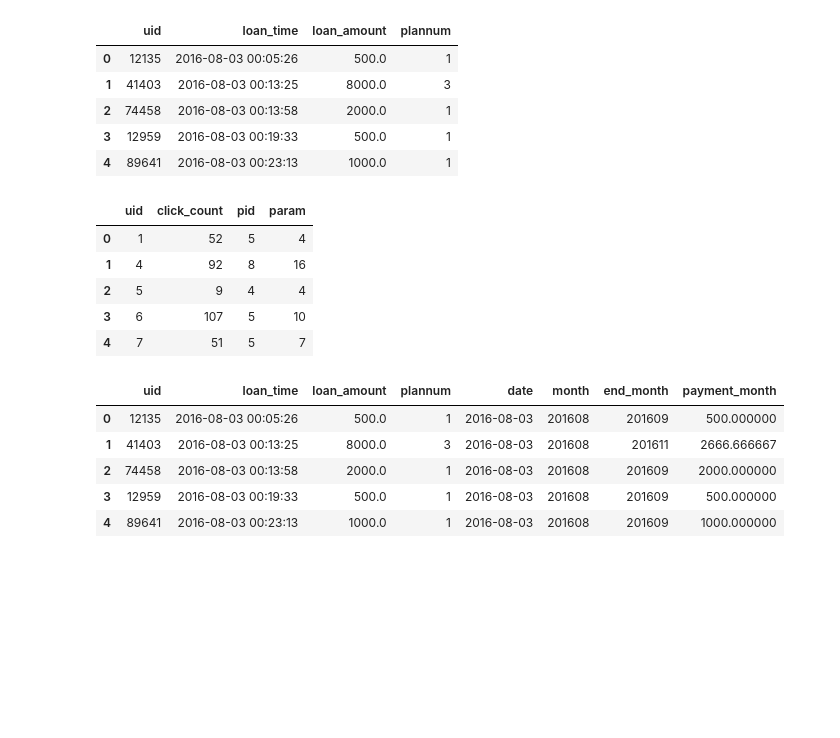
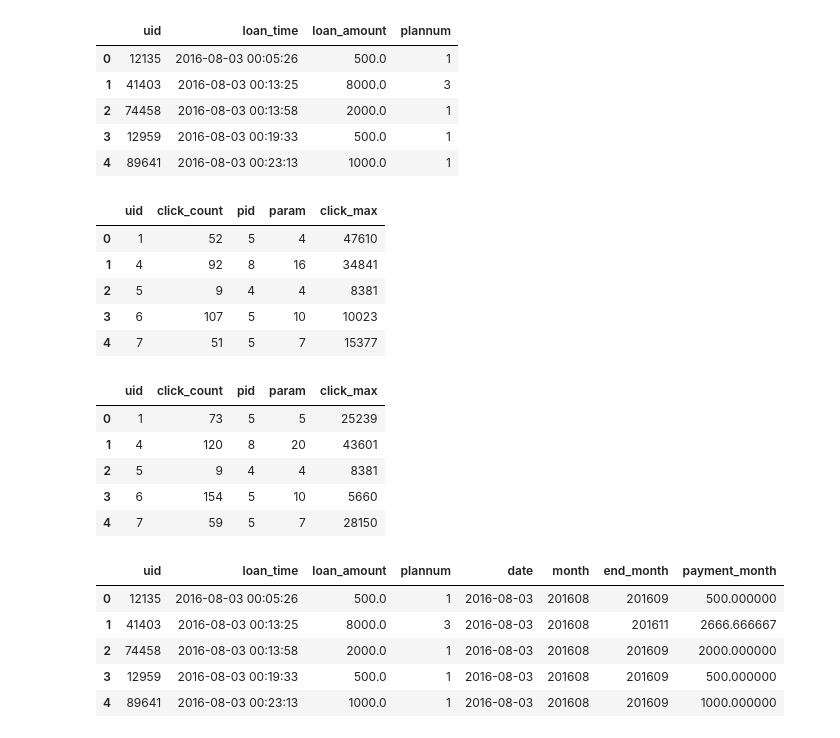
Before and after one commit to TmacZhou/ML__Practice, a Jupyter notebook: loan/loan_solutions_start_version_2.ipynb, the cells around one changed output. Saved outputs shown, nothing was run; the diff lists cells and outputs as text; code cells hidden in the pictures; blank space fills up the shorter version.

```diff
--- a/loan/loan_solutions_start_version_2.ipynb
+++ b/loan/loan_solutions_start_version_2.ipynb
@@ -34,24 +34,33 @@ loan['month'] = loan.loan_time.apply(lambda x: x[0:7].replace('-', '')).astype(i
 click['month'] = click.click_time.apply(lambda x: x[0:7].replace('-', '')).astype(int)
 # %%
 click_8_9 = click[click.month  < 201610]
-click_8_9 = click_8_9.groupby('uid').agg({'month':['count'],'pid':['unique'],'param':['unique']}).reset_index()
-click_8_9.columns = ['uid','click_count','pid','param']
+click_8_9 = click_8_9.groupby('uid').agg({'month':['count'],'pid':['unique'],'param':['unique'],'click_time':['max']}).reset_index()
+click_8_9.columns = ['uid','click_count','pid','param','click_max']
 click_8_9['pid'] = click_8_9.pid.apply(lambda x: len(x)).astype(int)
 click_8_9['param'] = click_8_9.param.apply(lambda x: len(x)).astype(int)
+click_8_9['click_max'] = click_8_9.click_max.apply(lambda x: (pd.to_datetime('2016-10-01') -  pd.to_datetime(x)).seconds)
 click_8_9.head()
 
 click_9_10 = click[click.month < 201611]
-click_9_10 = click_9_10.groupby('uid').agg({'month':['count'],'pid':['unique'],'param':['unique']}).reset_index()
-click_9_10.columns = ['uid','click_count','pid','param']
+click_9_10 = click_9_10.groupby('uid').agg({'month':['count'],'pid':['unique'],'param':['unique'],'click_time':['max']}).reset_index()
+click_9_10.columns = ['uid','click_count','pid','param','click_max']
 click_9_10['pid'] = click_9_10.pid.apply(lambda x: len(x)).astype(int)
 click_9_10['param'] = click_9_10.param.apply(lambda x: len(x)).astype(int)
+click_9_10['click_max'] = click_9_10.click_max.apply(lambda x: (pd.to_datetime('2016-11-01') -  pd.to_datetime(x)).seconds)
+click_9_10.head()
 # %% [output]
-|  | uid | click_count | pid | param |
-| 0 | 1 | 52 | 5 | 4 |
-| 1 | 4 | 92 | 8 | 16 |
-| 2 | 5 | 9 | 4 | 4 |
-| 3 | 6 | 107 | 5 | 10 |
-| 4 | 7 | 51 | 5 | 7 |
+|  | uid | click_count | pid | param | click_max |
+| 0 | 1 | 52 | 5 | 4 | 47610 |
+| 1 | 4 | 92 | 8 | 16 | 34841 |
+| 2 | 5 | 9 | 4 | 4 | 8381 |
+| 3 | 6 | 107 | 5 | 10 | 10023 |
+| 4 | 7 | 51 | 5 | 7 | 15377 |
+|  | uid | click_count | pid | param | click_max |
+| 0 | 1 | 73 | 5 | 5 | 25239 |
+| 1 | 4 | 120 | 8 | 20 | 43601 |
+| 2 | 5 | 9 | 4 | 4 | 8381 |
+| 3 | 6 | 154 | 5 | 10 | 5660 |
+| 4 | 7 | 59 | 5 | 7 | 28150 |
 # %%
 plannum_train_max = loan[loan.month < 201610].groupby(['uid']).agg({'plannum':['max', 'mean']}).reset_index()
 plannum_train_max.columns = ['uid', 'plannum_max', 'plannum_mean']
```
Also changed, not shown: parts of 5 cells of this notebook.
